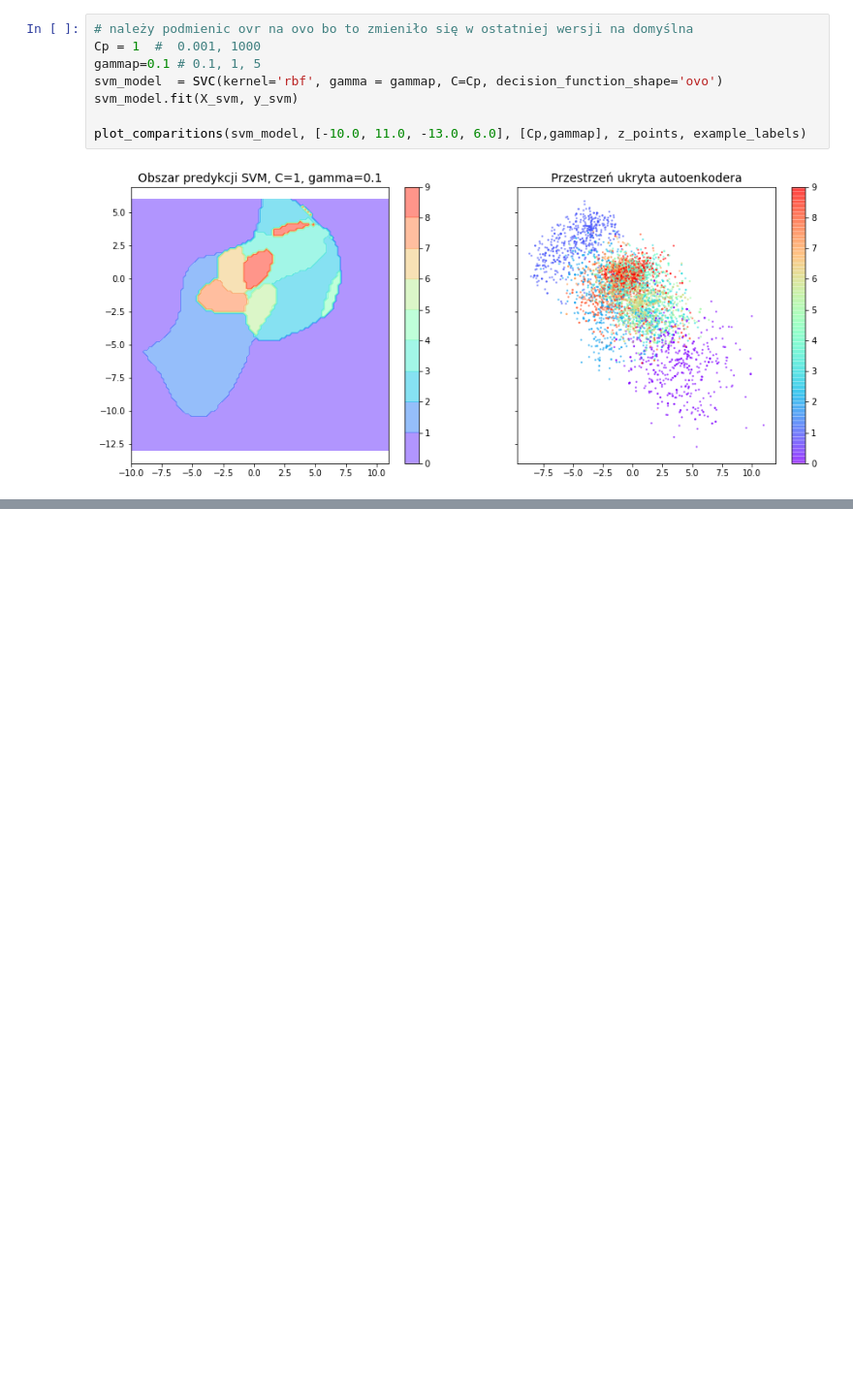
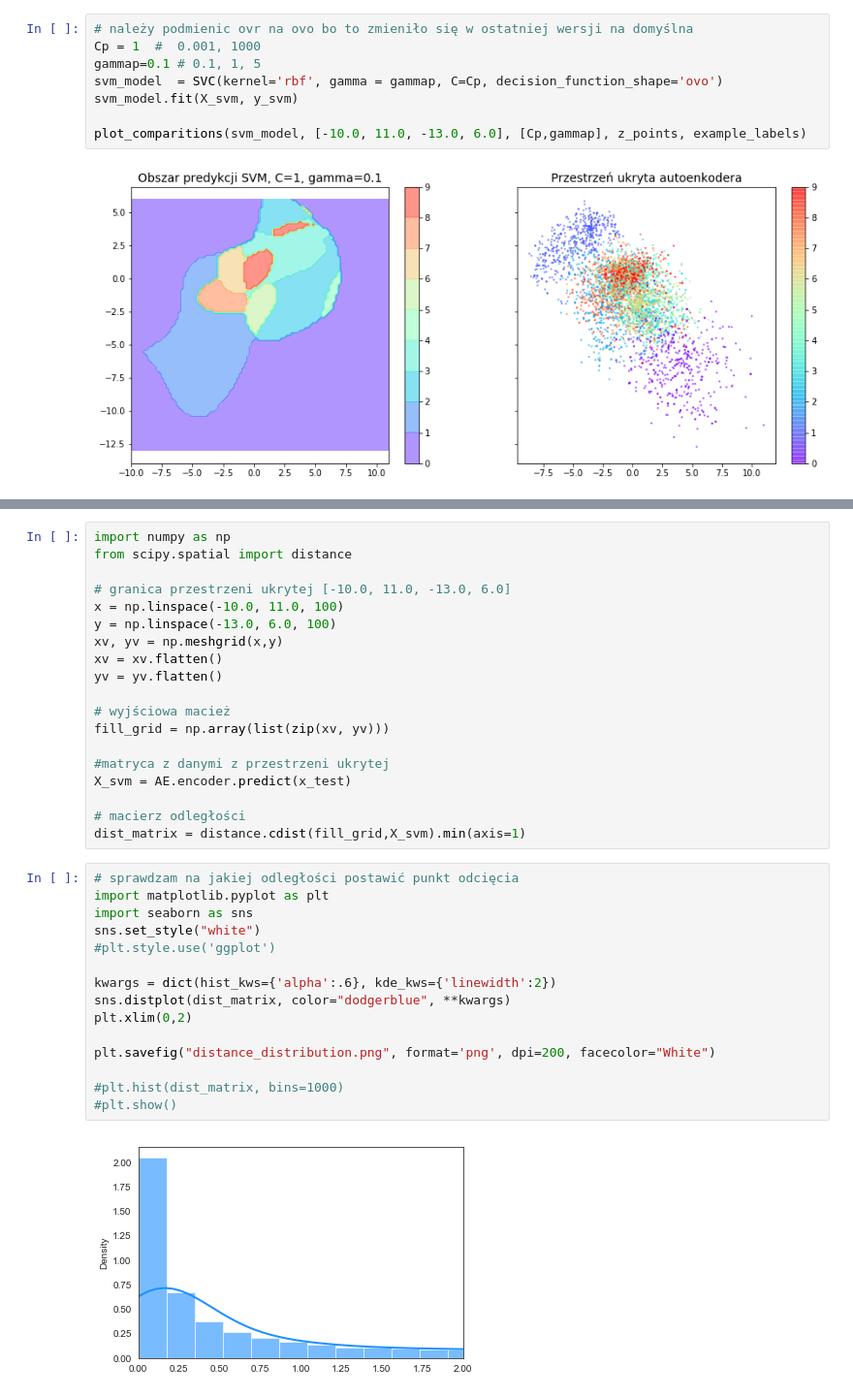
Before and after one commit to krisz17/latent_layer_SVM_classifier, a Jupyter notebook: SVM.ipynb, the cells around one changed output, grey strips where cells are left out. Shown: that part at 97% size. Cells and saved outputs as stored; diff of their text form; blank space fills up the shorter version.

```diff
--- a/SVM.ipynb
+++ b/SVM.ipynb
@@ -261,0 +265,36 @@ plot_comparitions(svm_model, [-10.0, 11.0, -13.0, 6.0], [Cp,gammap], z_points, e
+# %%
+import numpy as np
+from scipy.spatial import distance
+
+# granica przestrzeni ukrytej [-10.0, 11.0, -13.0, 6.0]
+x = np.linspace(-10.0, 11.0, 100)
+y = np.linspace(-13.0, 6.0, 100)
+xv, yv = np.meshgrid(x,y)
+xv = xv.flatten()
+yv = yv.flatten()
+
+# wyjściowa macież
+fill_grid = np.array(list(zip(xv, yv)))
+
+#matryca z danymi z przestrzeni ukrytej
+X_svm = AE.encoder.predict(x_test)
+
+# macierz odległości
+dist_matrix = distance.cdist(fill_grid,X_svm).min(axis=1)
+# %%
+# sprawdzam na jakiej odległości postawić punkt odcięcia
+import matplotlib.pyplot as plt
+import seaborn as sns
+sns.set_style("white")
+#plt.style.use('ggplot')
+
+kwargs = dict(hist_kws={'alpha':.6}, kde_kws={'linewidth':2})
+sns.distplot(dist_matrix, color="dodgerblue", **kwargs)
+plt.xlim(0,2)
+
+plt.savefig("distance_distribution.png", format='png', dpi=200, facecolor="White")
+
+#plt.hist(dist_matrix, bins=1000)
+#plt.show()
+# %% [output]
+[figure, added]
```
Also changed, not shown: parts of 13 cells of this notebook, 4 other files.
